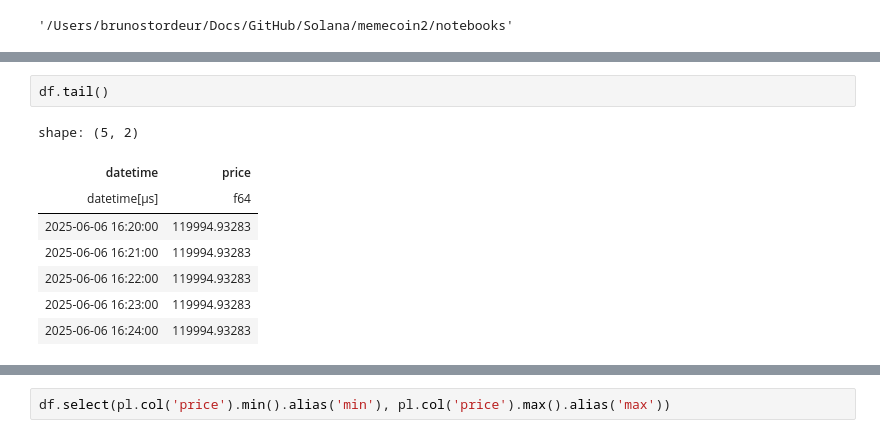
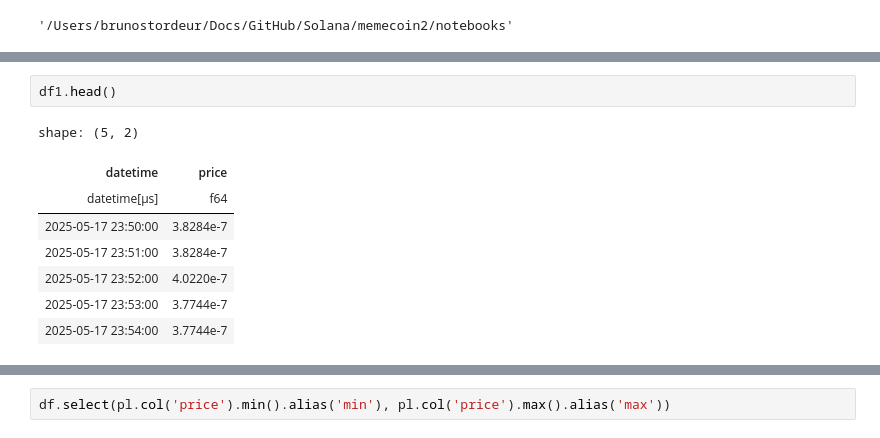
Before and after one commit to stordd13/solana-memecoin, a Jupyter notebook: notebooks/exploration.ipynb, the cells around one changed output, grey strips where cells are left out. Cells and saved outputs as stored; diff of their text form.

```diff
--- a/notebooks/exploration.ipynb
+++ b/notebooks/exploration.ipynb
@@ -82,11 +67,11 @@ shape: (20, 2)
 # %%
-df.tail()
+df1.head()
 # %% [output]
 shape: (5, 2)
 | datetime | price |
 | datetime[μs] | f64 |
-| 2025-06-06 16:20:00 | 119994.93283 |
-| 2025-06-06 16:21:00 | 119994.93283 |
-| 2025-06-06 16:22:00 | 119994.93283 |
-| 2025-06-06 16:23:00 | 119994.93283 |
-| 2025-06-06 16:24:00 | 119994.93283 |
+| 2025-05-17 23:50:00 | 3.8284e-7 |
+| 2025-05-17 23:51:00 | 3.8284e-7 |
+| 2025-05-17 23:52:00 | 4.0220e-7 |
+| 2025-05-17 23:53:00 | 3.7744e-7 |
+| 2025-05-17 23:54:00 | 3.7744e-7 |
```
Also changed, not shown: parts of 4 cells of this notebook, 20 other files.
